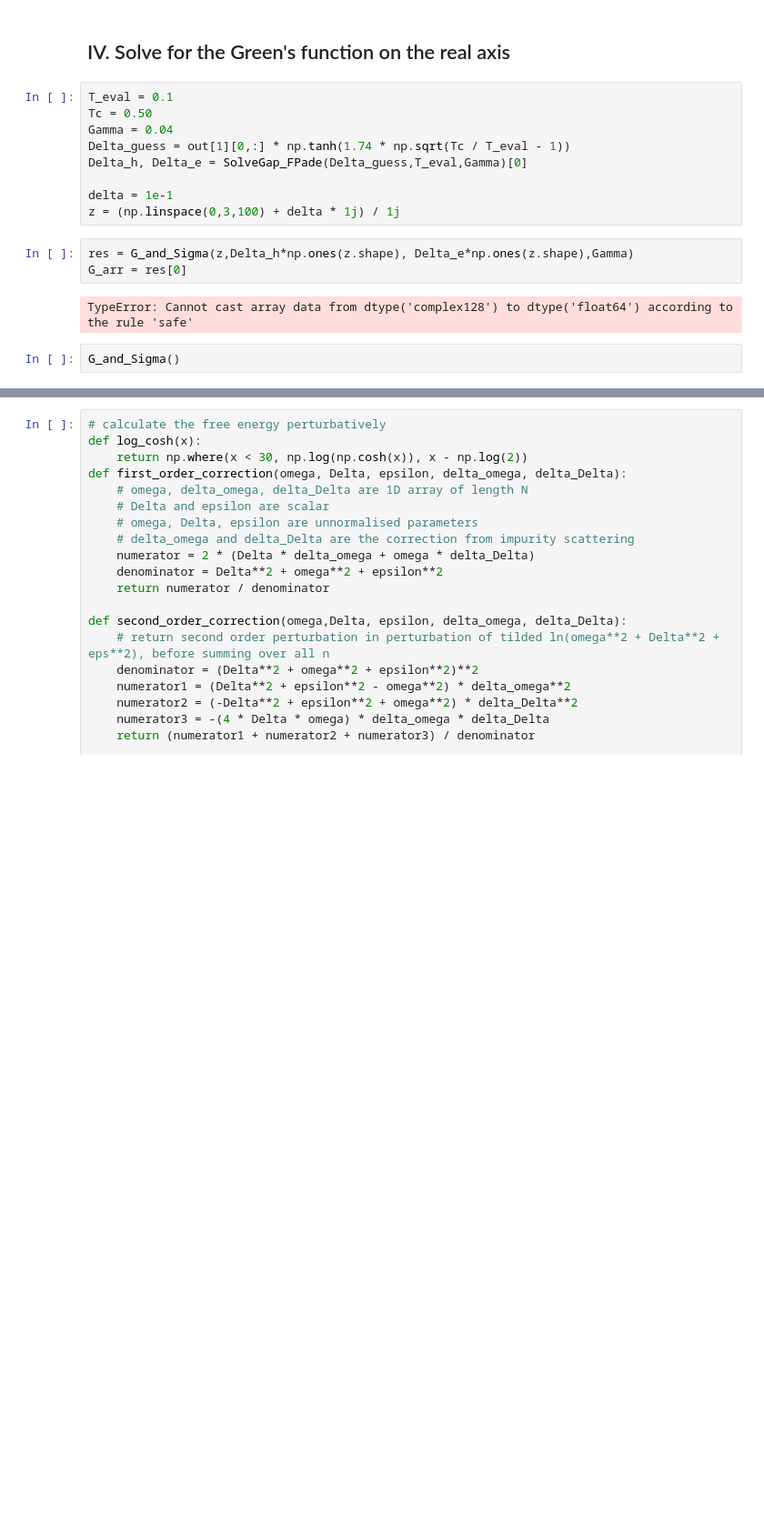
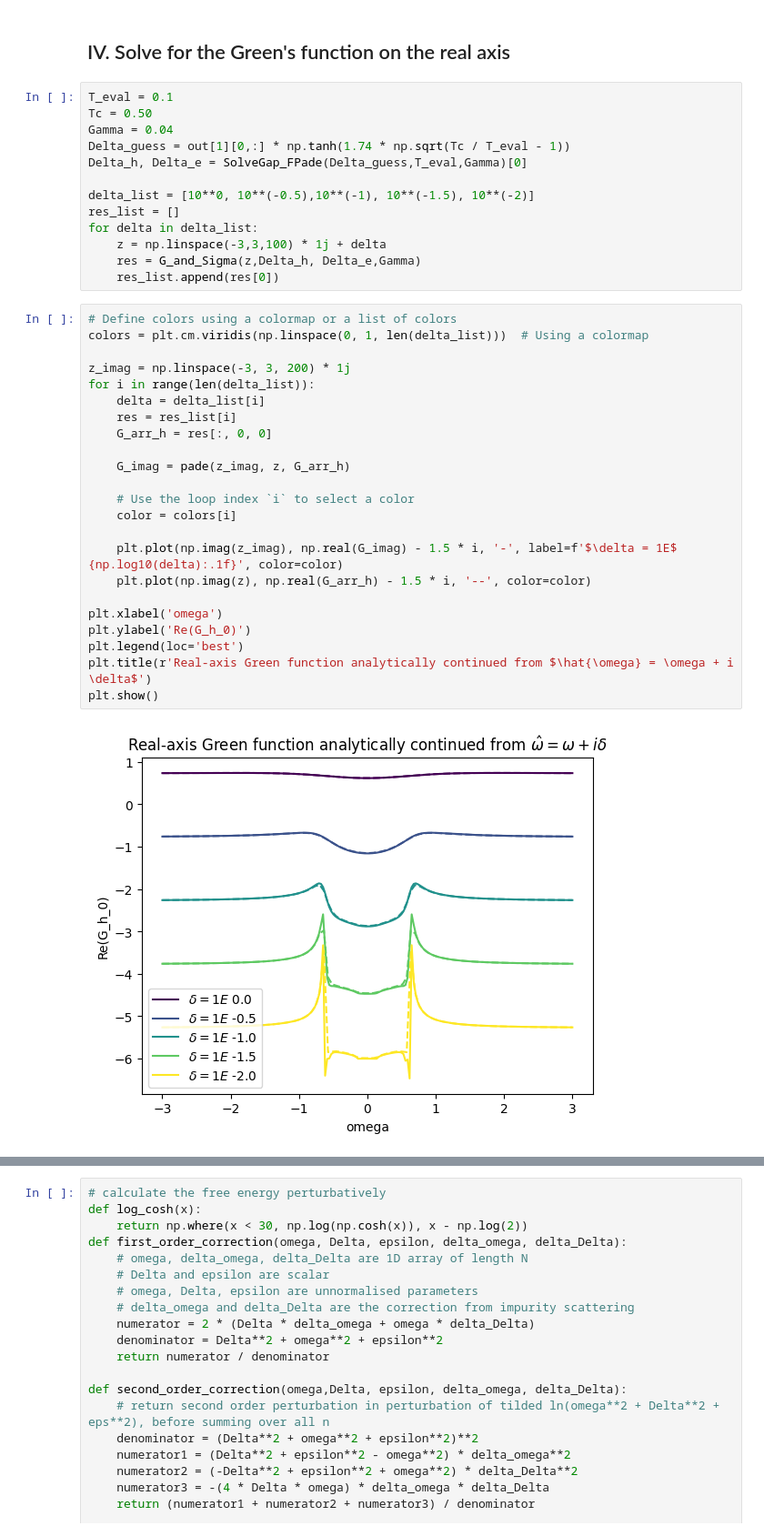
Before and after one commit to yulu-duck/two-band-superconductor, a Jupyter notebook: test.ipynb, the cells around one changed output, grey strips where cells are left out. Shown at 91% size. Cells and saved outputs as stored; diff of their text form; blank space fills up the shorter version.

```diff
--- a/test.ipynb
+++ b/test.ipynb
@@ -412,13 +413,35 @@ Gamma = 0.04
 Delta_guess = out[1][0,:] * np.tanh(1.74 * np.sqrt(Tc / T_eval - 1))
 Delta_h, Delta_e = SolveGap_FPade(Delta_guess,T_eval,Gamma)[0]
 
-delta = 1e-1
-z = (np.linspace(0,3,100) + delta * 1j) / 1j
+delta_list = [10**0, 10**(-0.5),10**(-1), 10**(-1.5), 10**(-2)]
+res_list = []
+for delta in delta_list:
+    z = np.linspace(-3,3,100) * 1j + delta
+    res = G_and_Sigma(z,Delta_h, Delta_e,Gamma)
+    res_list.append(res[0])
-# %%
-res = G_and_Sigma(z,Delta_h*np.ones(z.shape), Delta_e*np.ones(z.shape),Gamma)
-G_arr = res[0]
-# %% [output]
-TypeError: Cannot cast array data from dtype('complex128') to dtype('float64') according to the rule 'safe'
-# %%
-G_and_Sigma()
+# %%
+# Define colors using a colormap or a list of colors
+colors = plt.cm.viridis(np.linspace(0, 1, len(delta_list)))  # Using a colormap
+
+z_imag = np.linspace(-3, 3, 200) * 1j
+for i in range(len(delta_list)):
+    delta = delta_list[i]
+    res = res_list[i]
+    G_arr_h = res[:, 0, 0]
+
+    G_imag = pade(z_imag, z, G_arr_h)
+
+    # Use the loop index `i` to select a color
+    color = colors[i]
+
+    plt.plot(np.imag(z_imag), np.real(G_imag) - 1.5 * i, '-', label=f'$\delta = 1E$ {np.log10(delta):.1f}', color=color)
+    plt.plot(np.imag(z), np.real(G_arr_h) - 1.5 * i, '--', color=color)
+
+plt.xlabel('omega')
+plt.ylabel('Re(G_h_0)')
+plt.legend(loc='best')
+plt.title(r'Real-axis Green function analytically continued from $\hat{\omega} = \omega + i \delta$')
+plt.show()
+# %% [output]
+[figure, added]
 # %% [markdown]
```
Also changed, not shown: parts of 3 cells of this notebook, 26 other files.
